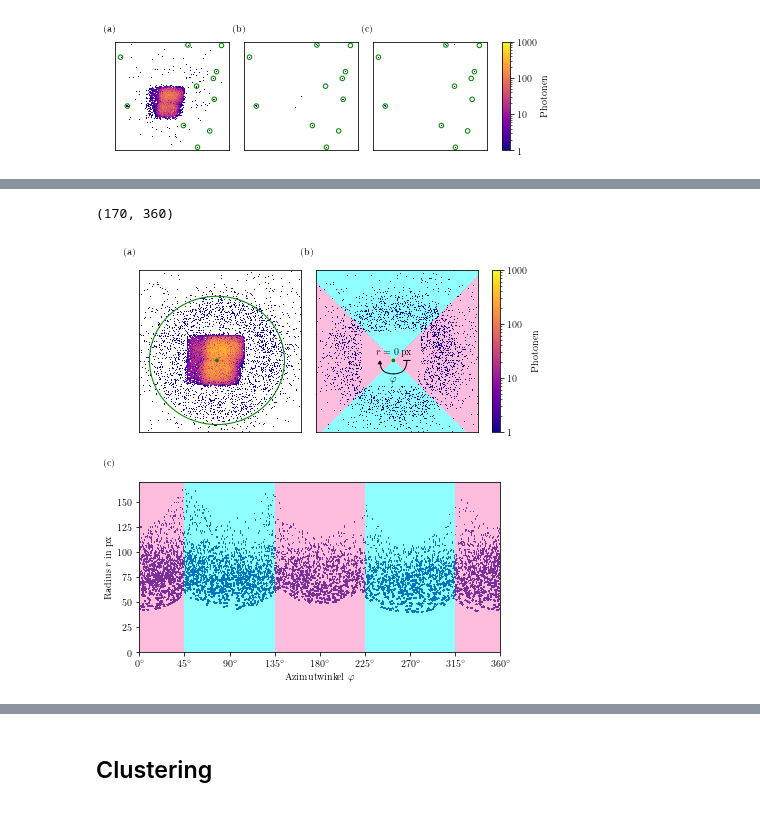
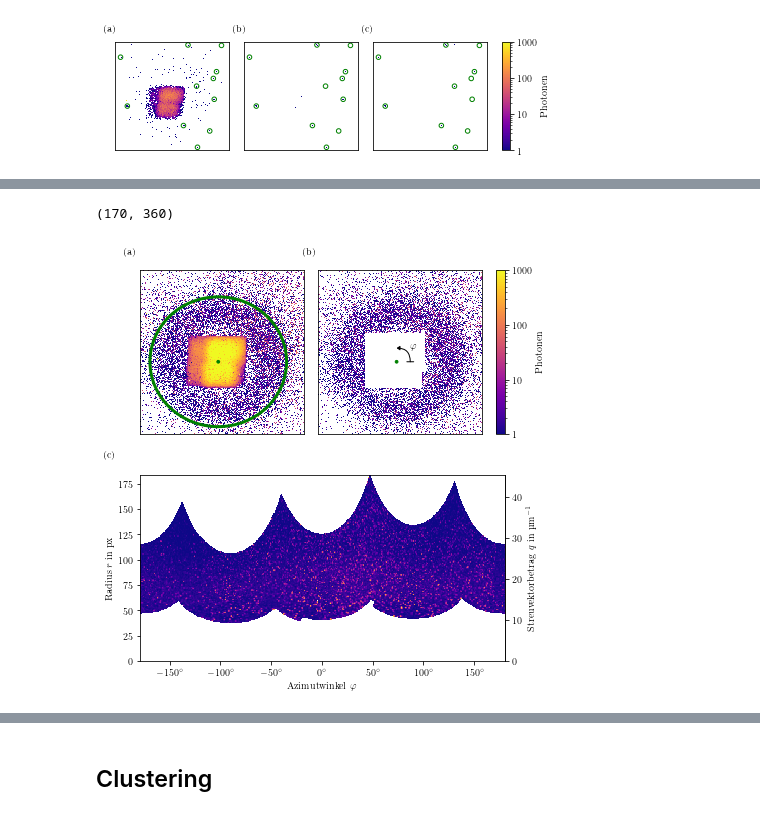
Before and after one commit to lrlunin/bachelorarbeit_python_notebooks_and_data, a Jupyter notebook: auswertung/plot_rings_final.ipynb, the cells around one changed output, grey strips where cells are left out. Cells and saved outputs as stored; diff of their text form; code cells hidden in the pictures.

```diff
--- a/auswertung/plot_rings_final.ipynb
+++ b/auswertung/plot_rings_final.ipynb
@@ -744,0 +754,5 @@ fig.savefig('auto_correlation_single_shot.png', dpi=300, transparent=False)
+# %%
+thresholds, rqe, fdpa = np.loadtxt('threshold_reduced_QE_noise_per_pixel.csv', delimiter=',', unpack=True)
+# %%
+direct_beam_flux = 4.57e-3
+ring_beam_flux = 3.88e-5
@@ -777,0 +1021,13 @@ for x, y in zip(xs,ys):
+# %%
+detector = Detector(1e-2 / 400, 1e-2 / 400)  # binned!
+ai = AzimuthalIntegrator(dist=0.607, #Distanz Detektor Probe
+                         poni2= 115 * 1e-2 / 400, #Zentrum des Strahls, eigentlich... Aber ich habe bisher nicht herausgefunden, welche Werte da wie übertragen werden.
+                         poni1= 106 * 1e-2 / 400, #Zentrum des Strahls2, einfach rumprobieren, bis dein Streuring gerade ist und dein q-raum bei 0 anfängt
+                         detector=detector, #detektor, den du vorher definierst hast
+                         wavelength=1.0465e-9) #Wellenlänge des Probe
+# %%
+I_t, q_t, phi_t = ai.integrate2d(image_pyfai, 300, unit='q_nm^-1', mask = direct_mask, correctSolidAngle=False)
+
+q_360, I_360 = ai.integrate1d(image_pyfai, 100, unit='q_nm^-1', radial_range = (10.9e-3, 40e-3), mask = direct_mask, correctSolidAngle = False)
+q_ver, I_ver = ai.integrate1d(image_pyfai, 50, unit='q_nm^-1', radial_range = (11e-3, 40e-3),  mask = mask_for_ver_sektor, correctSolidAngle = False)
+q_hor, I_hor = ai.integrate1d(image_pyfai, 50, unit='q_nm^-1', radial_range = (11e-3, 40e-3),  mask = mask_for_hor_sektor, correctSolidAngle = False)
@@ -790,34 +1048,38 @@ grid = ImageGrid(subfig_l, 111,          # as in plt.subplot(111)
                  #cbar_pad=0.15,
 imgs = []
 
-image = imread('220501_pictures/scattering/th_150_200_resonance/single_count_mask_only_th_150_200_sum_50000.tiff')
+image = imread('220501_pictures/scattering/th_100_200_resonance/th_100_200_resonance_50000.tiff')
+image = image - 50000 * fdpa_100
 image = image[80:320, 80:320]
 graph = image.astype(np.float64)
 graph[image == 0] = np.nan
 imgs.append(graph)
 
-image = imread('220501_pictures/scattering/th_150_200_resonance/single_count_mask_only_th_150_200_sum_50000.tiff')
+image = imread('220501_pictures/scattering/th_100_200_resonance/th_100_200_resonance_50000.tiff')
 image_masked = np.array(image)
+image_masked = image_masked - 50000 * fdpa_100
 image_masked = image_masked[80:320, 80:320]
 image_masked[68:148,68:152] = 0
 image_masked[91:152,150:156] = 0
+image_masked = (image_masked < 50) * image_masked
 imgs.append(image_masked)
 
-image_polar = skimage.transform.warp_polar(image_masked,center=(106, 115))
 letters = ['(a)', '(b)', '(c)']
 
 axe = subfig_r.add_subplot(1,1,1)
 #axe.set_title('polar')
 axe.set_ylabel('Radius $r$ in px')
 axe.set_xlabel('Azimutwinkel $\\varphi$')
-xticks = [0,45,90,135, 180, 225, 270, 315, 360]
-axe.set_xticks(xticks)
-axe.xaxis.set_major_formatter(FixedFormatter(['\\SI{%d}{\\degree}' % x for x in xticks]))
+axe.xaxis.set_major_formatter(FuncFormatter(lambda x, pos: '\\SI{%d}{\\degree}' % x))
 
 
 graph = image_polar.astype(np.float64)
 graph[image_polar == 0] = np.nan
-im = axe.pcolormesh(graph.T, cmap=cmap,rasterized=True,)
+
+polar_transformed = I_t.T
+polar_transformed[polar_transformed == 0] = np.nan
+
+im = axe.pcolormesh(phi_t, q_um_to_px(q_t*1e3), polar_transformed, cmap=cmap,rasterized=True)
 print(graph.T.shape)
 axe.set_aspect('1')
 axe.text(-0.1, 1.1, letters[2], transform=axe.transAxes,)
@@ -829,50 +1091,45 @@ for axis, img, letter in zip(grid, imgs, letters):
     axis.set_xlim(0,240)
     axis.set_ylim(0,240)
     axis.text(-0.1, 1.1, letter, transform=axis.transAxes,)
     im = axis.pcolormesh(img, cmap=cmap, norm=lognorm,rasterized=True)
     #fig.colorbar(ims[c], orientation='horizontal', ax=axis, fraction=0.043, pad=0.04,)
     axis.cax.colorbar(im,  format=FuncFormatter(lambda x, pos: r"%d" % x if x != 1 else "1"), label='Photonen')
 
-a3 = patches.FancyArrowPatch((115+20, 106), (115, 106-20), arrowstyle="-",
+a3 = patches.FancyArrowPatch((115+20, 106), (115, 106+20), arrowstyle="-|>,head_width=1.7,head_length=2.5",
                              connectionstyle="angle3,angleA=90,angleB=0", shrinkA=0,shrinkB=0,  fc='k', ec='k')
-a4 = patches.FancyArrowPatch((115, 106-20), (115-20, 106), arrowstyle="-|>,head_width=1.7,head_length=2.5",
+a4 = patches.FancyArrowPatch((115, 106+20), (115-20, 106), arrowstyle="-|>,head_width=1.7,head_length=2.5",
                              connectionstyle="angle3,angleA=0,angleB=90", shrinkA=0,shrinkB=0,  fc='k', ec='k')
 
 end_line = patches.FancyArrowPatch((115+20-5, 106), (115+20+5, 106), arrowstyle="-", shrinkA=0,shrinkB=0,  fc='k', ec='k')
 grid[1].add_patch(a3)
-grid[1].add_patch(a4)
+#grid[1].add_patch(a4)
 grid[1].add_patch(end_line)
 
-grid[1].text(115, 106-30, '$\\varphi$', ha='center')
+grid[1].text(115+25, 106+20, '$\\varphi$', ha='center')
 
-center = matplotlib.patches.Circle((115,106), ec='green', fc='green', radius=2)
+center = matplotlib.patches.Circle((115,106), ec='green', fc='green', radius=2, zorder=99)
 
 grid[1].add_patch(center)
 ellipse1 = matplotlib.patches.Ellipse((115,106), width=2*100, height=2*95, fill=False )
 #grid[1].add_patch(ellipse1)
 #grid[0].add_patch(center)
 
-grid[1].text(115, 106+10, '$r = \\SI{0}{px}$', ha='center')
+#grid[1].text(115, 106-18, '$r = \\SI{0}{px}$', ha='center', zorder=99)
 
-center_old = matplotlib.patches.Circle((115,106), ec='green', fc='green', radius=2)
-ellipse_old = matplotlib.patches.Ellipse((115,106), width=2*100, height=2*95, ec='green',fill=False )
+center_old = matplotlib.patches.Circle((115,106), ec='green', fc='green', radius=2, zorder=99)
+ellipse_old = matplotlib.patches.Ellipse((115,106), width=2*100, height=2*95, ec='green',fill=False, linewidth=3, zorder=99 )
 
 grid[0].add_patch(center_old)
 grid[0].add_patch(ellipse_old)
 
-colours = ['#00FFFF70', '#ff69b470', '#00FFFF70', '#ff69b470']
-for polygon, colour in zip(polygons, colours):
-    grid[1].pcolormesh(polygon, rasterized=True, cmap = matplotlib.colors.ListedColormap(['#FFFFFF00', colour]), zorder=-99)
+secax = axe.secondary_yaxis('right', functions=(px_to_q_um, q_um_to_px))
+secax.set_ylabel('Streuvektorbetrag $q$ in \\si{\\per\\micro\\meter}')
 
-axe.axvspan(180+45, 180+45+90, color = colours[0], ec=None)
-axe.axvspan(180+45+90,360 , color = colours[1], ec=None)
-axe.axvspan(0, 45, color = colours[1], ec=None)
-axe.axvspan(45, 135 , color = colours[2], ec=None)
-axe.axvspan(135, 225, color = colours[3], ec=None)
+
 fig.tight_layout()
 # %% [output]
 (170, 360)
-[figure, old version]
+[figure, new version]
 # %%
 fig.savefig('radial_th_170.jpg', transparent=False, dpi=500, bbox_inches='tight',)
 # %%
```
Also changed, not shown: parts of 86 cells of this notebook, 56 other files.
